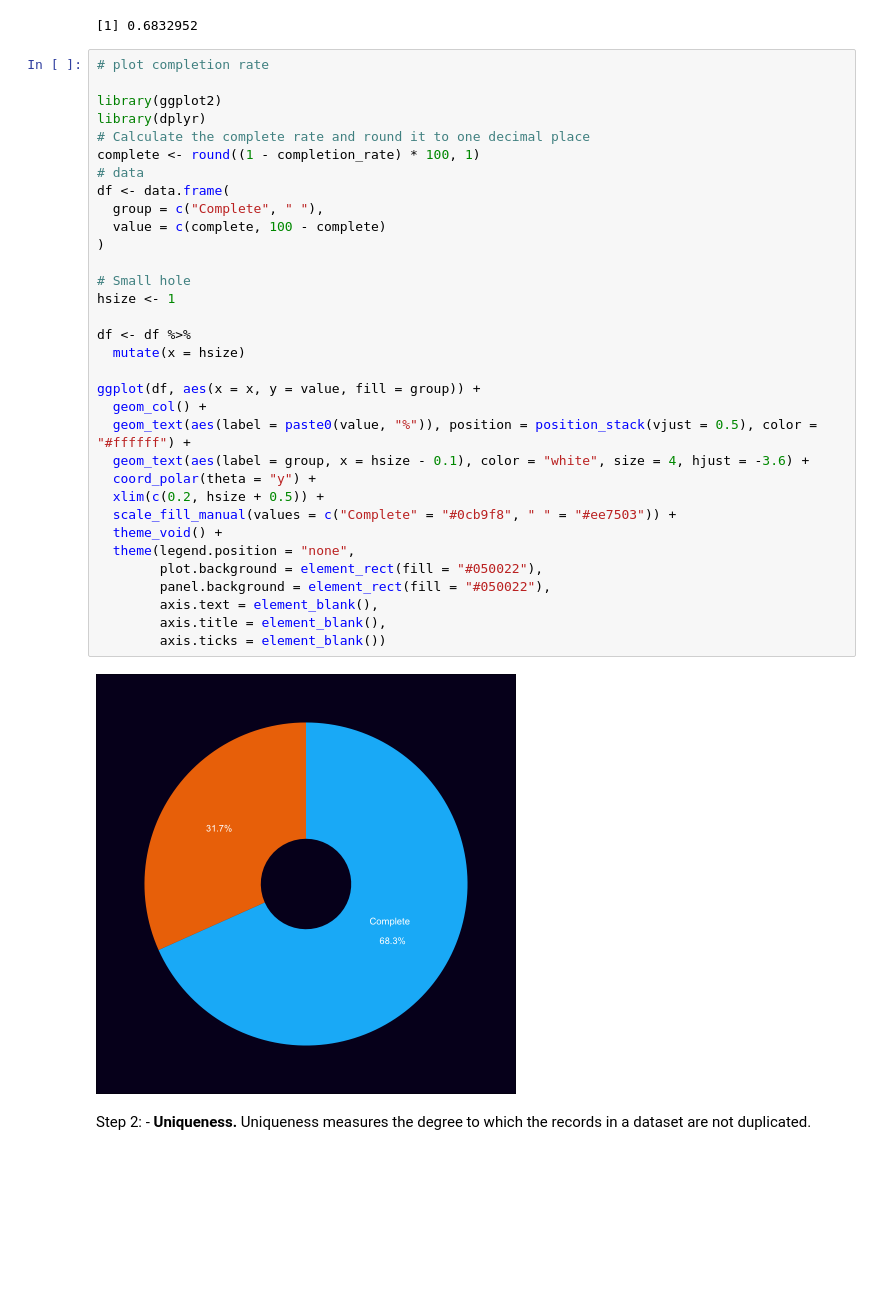
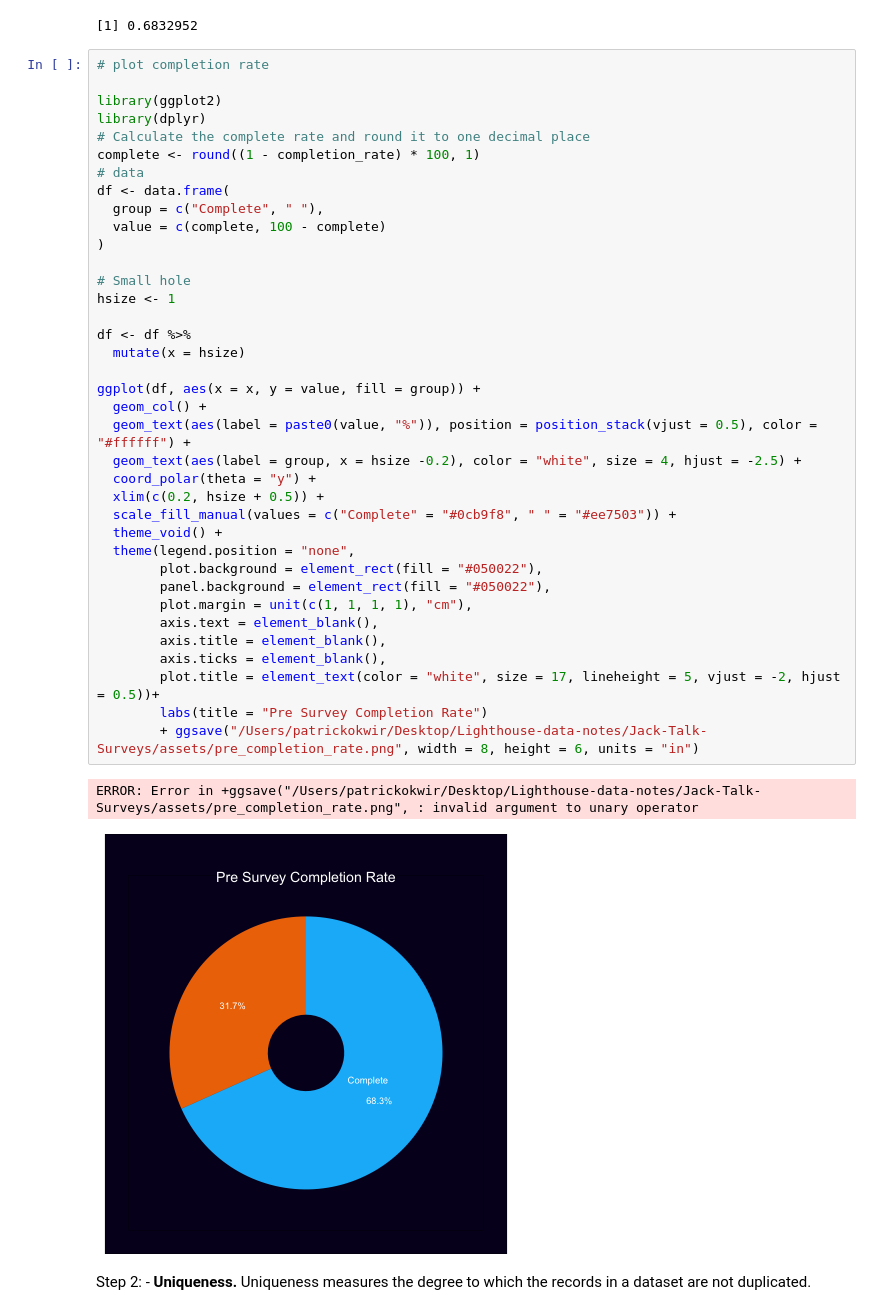
Before and after one commit to pokwir/Jack-Talk-Surveys, a Jupyter notebook: code/data_cleaning.ipynb, the cells around one changed output. Saved outputs shown, nothing was run; the diff lists cells and outputs as text; blank space fills up the shorter version.

```diff
--- a/code/data_cleaning.ipynb
+++ b/code/data_cleaning.ipynb
@@ -179,36 +179,41 @@ Pre surveys had 68.32952 % completion rate.
 
 library(ggplot2)
 library(dplyr)
 # Calculate the complete rate and round it to one decimal place
 complete <- round((1 - completion_rate) * 100, 1)
 # data
 df <- data.frame(
   group = c("Complete", " "),
   value = c(complete, 100 - complete)
 )
 
 # Small hole
 hsize <- 1
 
 df <- df %>%
   mutate(x = hsize)
 
 ggplot(df, aes(x = x, y = value, fill = group)) +
   geom_col() +
   geom_text(aes(label = paste0(value, "%")), position = position_stack(vjust = 0.5), color = "#ffffff") +
-  geom_text(aes(label = group, x = hsize - 0.1), color = "white", size = 4, hjust = -3.6) +
+  geom_text(aes(label = group, x = hsize -0.2), color = "white", size = 4, hjust = -2.5) +
   coord_polar(theta = "y") +
   xlim(c(0.2, hsize + 0.5)) +
   scale_fill_manual(values = c("Complete" = "#0cb9f8", " " = "#ee7503")) +
   theme_void() +
   theme(legend.position = "none",
         plot.background = element_rect(fill = "#050022"),
         panel.background = element_rect(fill = "#050022"),
+        plot.margin = unit(c(1, 1, 1, 1), "cm"),
         axis.text = element_blank(),
         axis.title = element_blank(),
-        axis.ticks = element_blank())
+        axis.ticks = element_blank(),
+        plot.title = element_text(color = "white", size = 17, lineheight = 5, vjust = -2, hjust = 0.5))+
+        labs(title = "Pre Survey Completion Rate")
+        + ggsave("/Users/patrickokwir/Desktop/Lighthouse-data-notes/Jack-Talk-Surveys/assets/pre_completion_rate.png", width = 8, height = 6, units = "in")
 # %% [output]
+ERROR: Error in +ggsave("/Users/patrickokwir/Desktop/Lighthouse-data-notes/Jack-Talk-Surveys/assets/pre_completion_rate.png", : invalid argument to unary operator
-[figure, old version]
+[figure, new version]
 # %% [markdown]
 Step 2: - **Uniqueness.** Uniqueness measures the degree to which the records in a dataset are not duplicated.
 # %%
```
Also changed, not shown: parts of 2 cells of this notebook, 7 other files.
